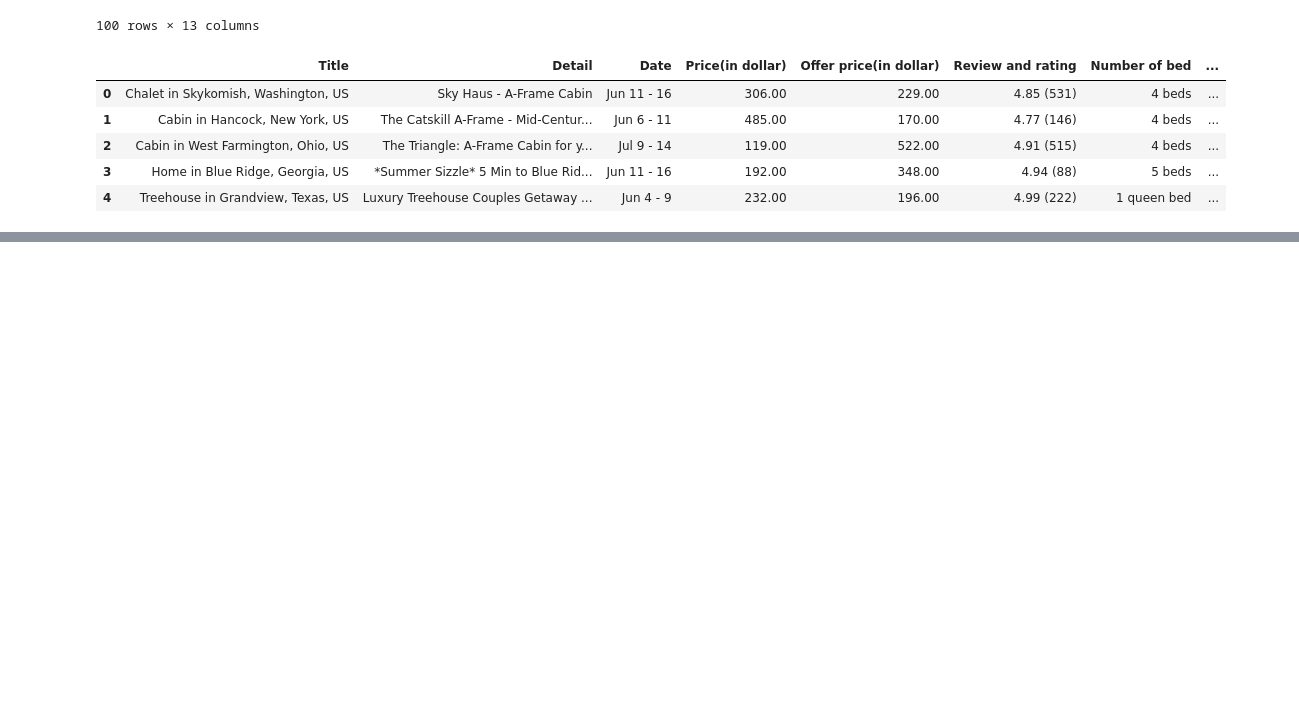
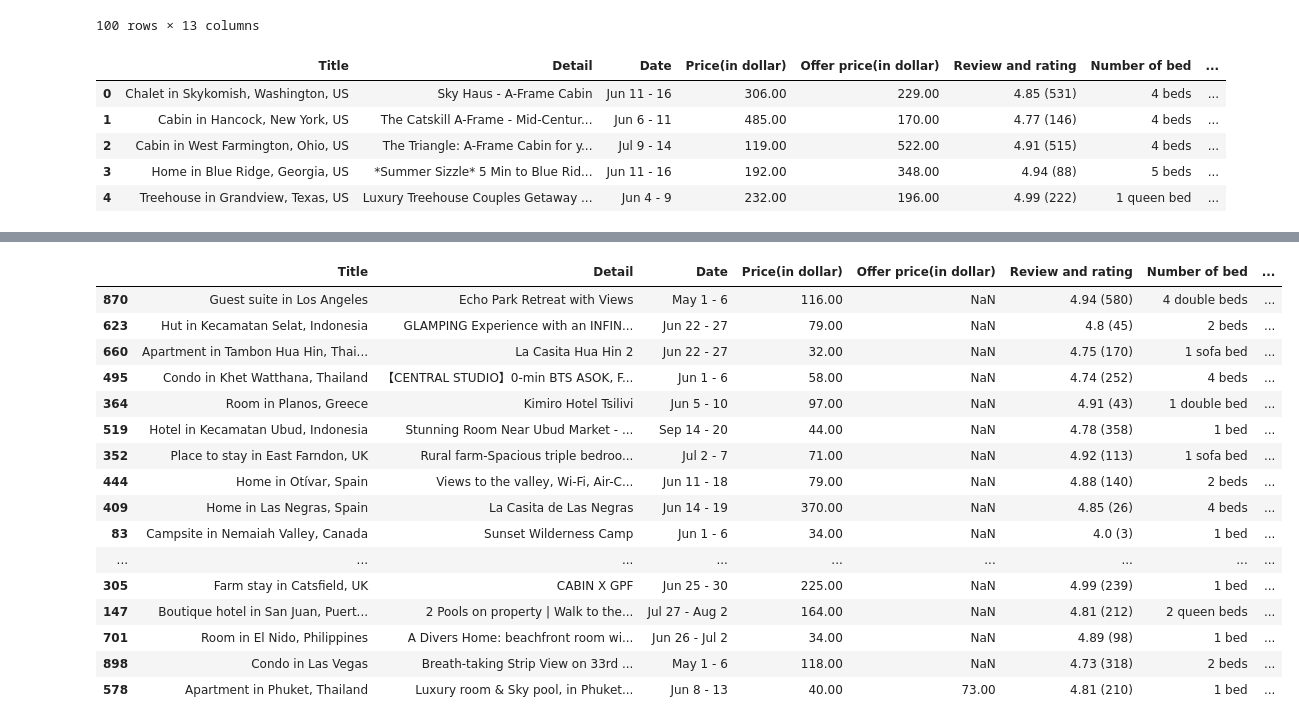
Before and after one commit to nyassi35/ReDI_project, a Jupyter notebook: Redi_Project.ipynb, the cells around one changed output, grey strips where cells are left out. Saved outputs shown, nothing was run; the diff lists cells and outputs as text; code cells hidden in the pictures; blank space fills up the shorter version.

```diff
--- a/Redi_Project.ipynb
+++ b/Redi_Project.ipynb
@@ -177,0 +167,22 @@ df1.sample(50)
+# %%
+# Split the 'Title' column into 'Place', 'City', and 'Country' columns
+df1[['Facility', 'others']] = df1['Title'].str.split(' in ', n= 2, expand=True)
+df1.sample(20)
+# %% [output]
+|  | Title | Detail | Date | Price(in dollar) | Offer price(in dollar) | Review and rating | Number of bed | ... |
+| 870 | Guest suite in Los Angeles | Echo Park Retreat with Views | May 1 - 6 | 116.00 | NaN | 4.94 (580) | 4 double beds | ... |
+| 623 | Hut in Kecamatan Selat, Indonesia | GLAMPING Experience with an INFIN... | Jun 22 - 27 | 79.00 | NaN | 4.8 (45) | 2 beds | ... |
+| 660 | Apartment in Tambon Hua Hin, Thai... | La Casita Hua Hin 2 | Jun 22 - 27 | 32.00 | NaN | 4.75 (170) | 1 sofa bed | ... |
+| 495 | Condo in Khet Watthana, Thailand | 【CENTRAL STUDIO】0-min BTS ASOK, F... | Jun 1 - 6 | 58.00 | NaN | 4.74 (252) | 4 beds | ... |
+| 364 | Room in Planos, Greece | Kimiro Hotel Tsilivi | Jun 5 - 10 | 97.00 | NaN | 4.91 (43) | 1 double bed | ... |
+| 519 | Hotel in Kecamatan Ubud, Indonesia | Stunning Room Near Ubud Market - ... | Sep 14 - 20 | 44.00 | NaN | 4.78 (358) | 1 bed | ... |
+| 352 | Place to stay in East Farndon, UK | Rural farm-Spacious triple bedroo... | Jul 2 - 7 | 71.00 | NaN | 4.92 (113) | 1 sofa bed | ... |
+| 444 | Home in Otívar, Spain | Views to the valley, Wi-Fi, Air-C... | Jun 11 - 18 | 79.00 | NaN | 4.88 (140) | 2 beds | ... |
+| 409 | Home in Las Negras, Spain | La Casita de Las Negras | Jun 14 - 19 | 370.00 | NaN | 4.85 (26) | 4 beds | ... |
+| 83 | Campsite in Nemaiah Valley, Canada | Sunset Wilderness Camp | Jun 1 - 6 | 34.00 | NaN | 4.0 (3) | 1 bed | ... |
+| ... | ... | ... | ... | ... | ... | ... | ... | ... |
+| 305 | Farm stay in Catsfield, UK | CABIN X GPF | Jun 25 - 30 | 225.00 | NaN | 4.99 (239) | 1 bed | ... |
+| 147 | Boutique hotel in San Juan, Puert... | 2 Pools on property | Walk to the... | Jul 27 - Aug 2 | 164.00 | NaN | 4.81 (212) | 2 queen beds | ... |
+| 701 | Room in El Nido, Philippines | A Divers Home: beachfront room wi... | Jun 26 - Jul 2 | 34.00 | NaN | 4.89 (98) | 1 bed | ... |
+| 898 | Condo in Las Vegas | Breath-taking Strip View on 33rd ... | May 1 - 6 | 118.00 | NaN | 4.73 (318) | 2 beds | ... |
+| 578 | Apartment in Phuket, Thailand | Luxury room & Sky pool, in Phuket... | Jun 8 - 13 | 40.00 | 73.00 | 4.81 (210) | 1 bed | ... |
```
Also changed, not shown: parts of 14 cells of this notebook.
